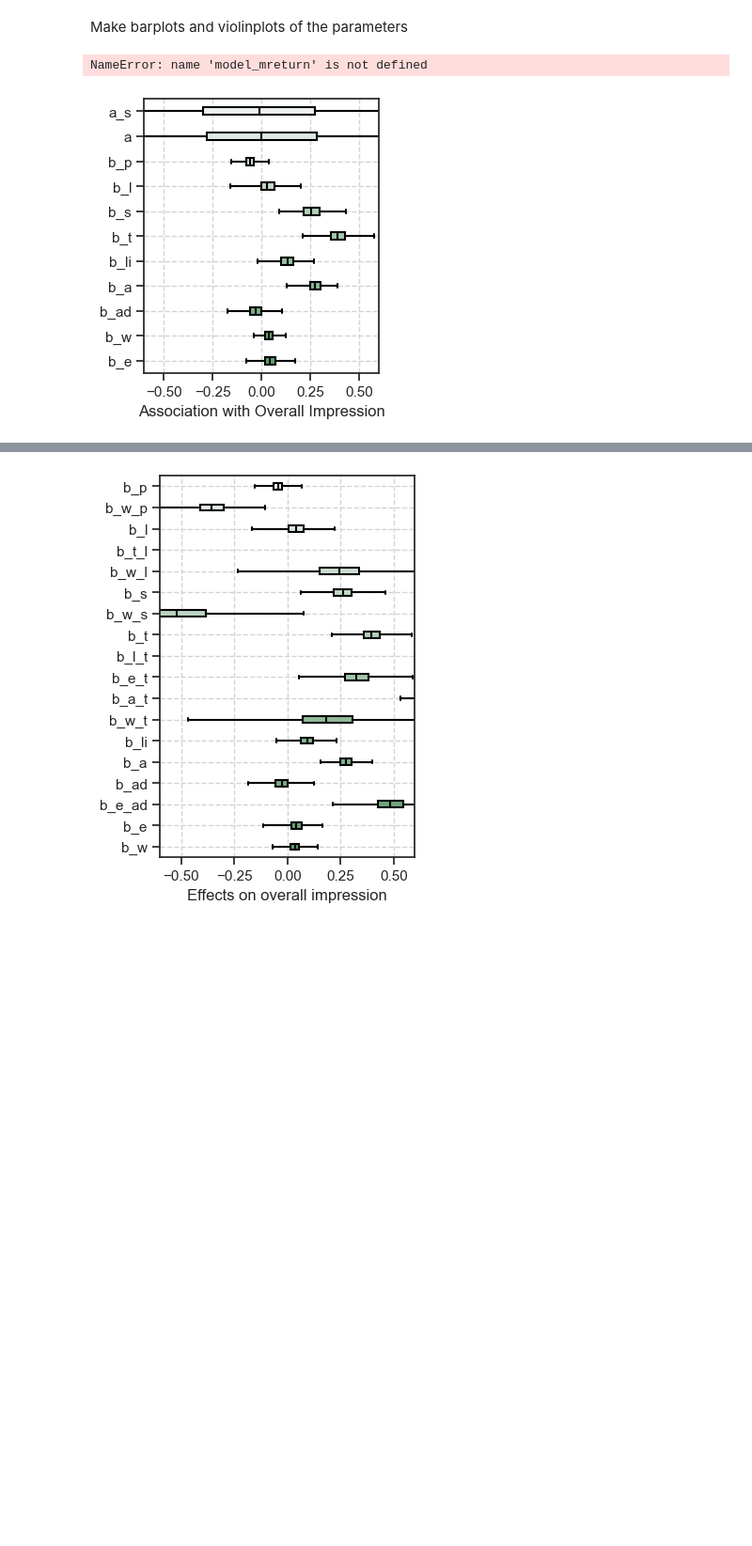
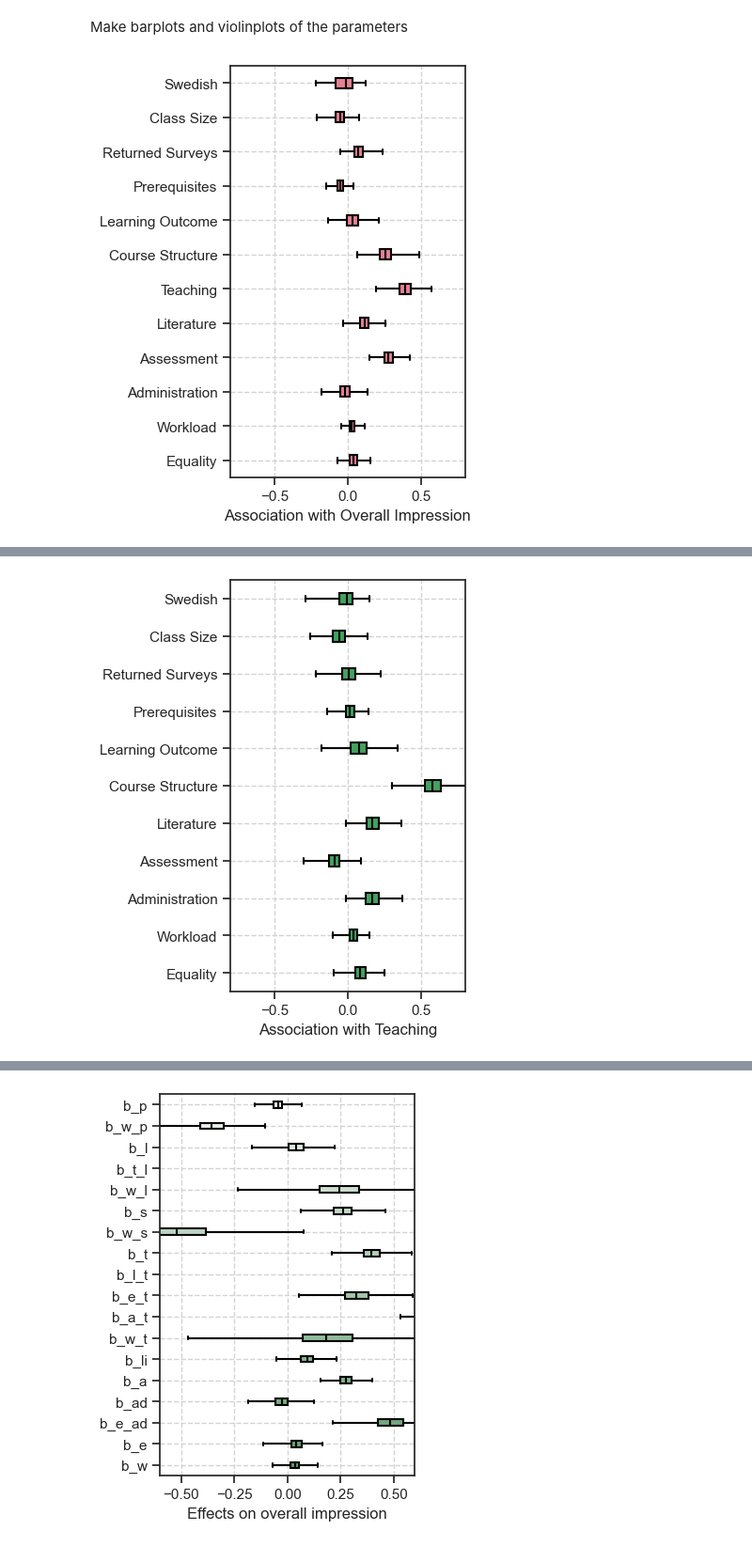
Before and after one commit to martinheyn/causal_course_eval, a Jupyter notebook: module_4_plotting.ipynb, the cells around one changed output, grey strips where cells are left out. Shown at 94% size. Cells and saved outputs as stored; diff of their text form; code cells hidden in the pictures; blank space fills up the shorter version.

```diff
--- a/module_4_plotting.ipynb
+++ b/module_4_plotting.ipynb
@@ -44,7 +54,7 @@ def plot_pretty_boxplot_multivar(dataframe, filename, xdown, xup, label, palette
       import matplotlib.pyplot as plt
 
       # Initialize the figure
-      f, ax = plt.subplots(figsize=(5, 4))
+      f, ax = plt.subplots(figsize=(5, 6))
 
       # Add in points to show each observation
       # sns.stripplot(data=dataframe, x=data_name, y="model",
@@ -67,27 +77,70 @@ def plot_pretty_boxplot_multivar(dataframe, filename, xdown, xup, label, palette
 # %%
 custom = {"grid.linestyle": "dashed", "grid.color": "lightgrey"}
 sns.set_theme(style="ticks", rc = custom)
 
-model_m1_subset = model_m1.drop(columns=["sigma", "model"])
-#model_m1_subset.columns = ["Swedish", "Prerequisites", "Learning Outcome", "Course Structure", "Teaching", "Literature", "Assessment", "Administration", "Workload", "Equality"]
-plot_pretty_boxplot_multivar(model_m1_subset, "m1", -0.6, 0.6, 'Association with Overall Impression', "light:g")
+# Generate the "husl" palette with 10 distinct colours
+husl_palette = sns.color_palette("husl", 11)
 
-model_mequality_new_subset = model_mequality_new.drop(columns=["sigma", "model"])
-model_mequality_new_subset.columns = ["Swedish", "Prerequisites", "Learning Outcome", "Course Structure", "Teaching", "Workload", "Literature", "Assessment", "Administration"]
-plot_pretty_boxplot_multivar(model_mequality_new_subset, "mequality_new", -1.2, 1.2, 'Association with Equality', "light:b")
 
+# For data_moverall
+model_moverall_subset = model_moverall.drop(columns=["sigma", "model"])
+model_moverall_subset.columns = ["Swedish", "Class Size", "Returned Surveys", "Prerequisites", "Learning Outcome", "Course Structure", "Teaching", "Literature", "Assessment", "Administration", "Workload", "Equality"]
+plot_pretty_boxplot_multivar(model_moverall_subset, "moverall", -0.8, 0.8, 'Association with Overall Impression', [husl_palette[0]])
+
+# For data_mprereq
+model_mprereq_subset = model_mprereq.drop(columns=["sigma", "model"])
+model_mprereq_subset.columns = ["Swedish", "Class Size", "Returned Surveys",  "Learning Outcome", "Course Structure", "Teaching", "Literature", "Assessment", "Administration", "Workload", "Equality"]
+plot_pretty_boxplot_multivar(model_mprereq_subset, "mprereq", -0.8, 0.8, 'Association with Prerequisites', [husl_palette[1]])
+
+# For data_mlearningout
+model_mlearningout_subset = model_mlearningout.drop(columns=["sigma", "model"])
+model_mlearningout_subset.columns = ["Swedish", "Class Size", "Returned Surveys",  "Prerequisites", "Course Structure", "Teaching", "Literature", "Assessment", "Administration", "Workload", "Equality"]
+plot_pretty_boxplot_multivar(model_mlearningout_subset, "mlearningout", -0.8, 0.8, 'Association with Learning Outcome', [husl_palette[2]])
+
+# For data_mstruct
+model_mstruct_subset = model_mstruct.drop(columns=["sigma", "model"])
+model_mstruct_subset.columns = ["Swedish", "Class Size", "Returned Surveys",  "Prerequisites", "Learning Outcome", "Teaching", "Literature", "Assessment", "Administration", "Workload", "Equality"]
+plot_pretty_boxplot_multivar(model_mstruct_subset, "mstruct", -0.8, 0.8, 'Association with Course Structure', [husl_palette[3]])
+
+# For data_mteach
+model_mteach_subset = model_mteach.drop(columns=["sigma", "model"])
+model_mteach_subset.columns = ["Swedish", "Class Size", "Returned Surveys",  "Prerequisites", "Learning Outcome", "Course Structure", "Literature", "Assessment", "Administration", "Workload", "Equality"]
+plot_pretty_boxplot_multivar(model_mteach_subset, "mteach", -0.8, 0.8, 'Association with Teaching', [husl_palette[4]])
+
+# For data_mlit
+model_mlit_subset = model_mlit.drop(columns=["sigma", "model"])
+model_mlit_subset.columns = ["Swedish", "Class Size", "Returned Surveys",  "Prerequisites", "Learning Outcome", "Course Structure", "Teaching", "Assessment", "Administration", "Workload", "Equality"]
+plot_pretty_boxplot_multivar(model_mlit_subset, "mlit", -0.8, 0.8, 'Association with Literature', [husl_palette[5]])
+
+# For data_massess
+model_massess_subset = model_massess.drop(columns=["sigma", "model"])
+model_massess_subset.columns = ["Swedish", "Class Size", "Returned Surveys",  "Prerequisites", "Learning Outcome", "Course Structure", "Teaching", "Literature", "Administration", "Workload", "Equality"]
+plot_pretty_boxplot_multivar(model_massess_subset, "massess", -0.8, 0.8, 'Association with Assessment', [husl_palette[6]])
+
+# For data_madmin
+model_madmin_subset = model_madmin.drop(columns=["sigma", "model"])
+model_madmin_subset.columns = ["Swedish", "Class Size", "Returned Surveys",  "Prerequisites", "Learning Outcome", "Course Structure", "Teaching", "Literature", "Assessment", "Workload", "Equality"]
+plot_pretty_boxplot_multivar(model_madmin_subset, "madmin", -0.8, 0.8, 'Association with Administration', [husl_palette[7]])
+
+# For data_mwork
 model_mwork_subset = model_mwork.drop(columns=["sigma", "model"])
-#model_mrq1b_subset = model_mrq1b_subset.iloc[:, :9]
-model_mwork_subset.columns = ["Swedish", "Prerequisites", "Learning Outcome", "Course Structure", "Teaching", "Literature", "Assessment", "Administration", "Equality"]
-plot_pretty_boxplot_multivar(model_mwork_subset, "mwork", -1.2, 1.2, 'Association with Workload', "light:y")
+model_mwork_subset.columns = ["Swedish", "Class Size", "Returned Surveys",  "Prerequisites", "Learning Outcome", "Course Structure", "Teaching", "Literature", "Assessment", "Administration", "Equality"]
+plot_pretty_boxplot_multivar(model_mwork_subset, "mwork", -0.8, 0.8, 'Association with Workload', [husl_palette[8]])
 
-model_mteach_subset = model_mteach.drop(columns=["sigma", "model"])
-model_mteach_subset.columns = ["Swedish", "Prerequisites", "Learning Outcome", "Course Structure", "Literature", "Assessment", "Administration", "Workload", "Equality"]
-plot_pretty_boxplot_multivar(model_mteach_subset, "mteach", -1.2, 1.2, 'Association with Teaching', "light:r")
+# For data_mequal
+model_mequal_subset = model_mequal.drop(columns=["sigma", "model"])
+model_mequal_subset.columns = ["Swedish", "Class Size", "Returned Surveys",  "Prerequisites", "Learning Outcome", "Course Structure", "Teaching", "Literature", "Assessment", "Administration", "Workload"]
+plot_pretty_boxplot_multivar(model_mequal_subset, "mequal", -0.8, 0.8, 'Association with Equality', [husl_palette[9]])
 
-model_mreturn_subset = model_mreturn.drop(columns=["sigma", "model"])
-#model_mteach_subset.columns = ["Swedish", "Prerequisites", "Learning Outcome", "Course Structure", "Literature", "Assessment", "Administration", "Workload", "Equality"]
-plot_pretty_boxplot_multivar(model_mreturn_subset, "mreturn", -1.2, 1.2, 'Association with Returned Surveys', "light:b")
+# Centre study period influence
+model_mreturn['a'] = (model_mreturn['a'] - model_mreturn['a'].mean())
+subvars = np.array_split(model_mreturn['a'], 4)
+model_mreturn['a_sp1'] = subvars[0].reset_index(drop=True)
+model_mreturn['a_sp2'] = subvars[1].reset_index(drop=True)
+model_mreturn['a_sp3'] = subvars[2].reset_index(drop=True)
+model_mreturn['a_sp4'] = subvars[3].reset_index(drop=True)
+model_mreturn_subset = model_mreturn.drop(columns=["a", "sigma", "model"])
+model_mreturn_subset.columns = ["Prerequisites", "Learning Outcome", "Course Structure", "Teaching", "Literature", "Assessment", "Administration", "Workload", "Equality", "Study Period 1", "Study Period 2", "Study Period 3", "Study Period 4"]
+plot_pretty_boxplot_multivar(model_mreturn_subset, "mreturn", -0.8, 0.8, 'Association with Returned Surveys', [husl_palette[10]])
 # %% [output]
-NameError: name 'model_mreturn' is not defined
-[figure, old version]
+[figure, new version]
@@ -96,0 +150 @@ NameError: name 'model_mreturn' is not defined
+[figure, added]
```
Also changed, not shown: parts of 2 cells of this notebook, 4 other files.
